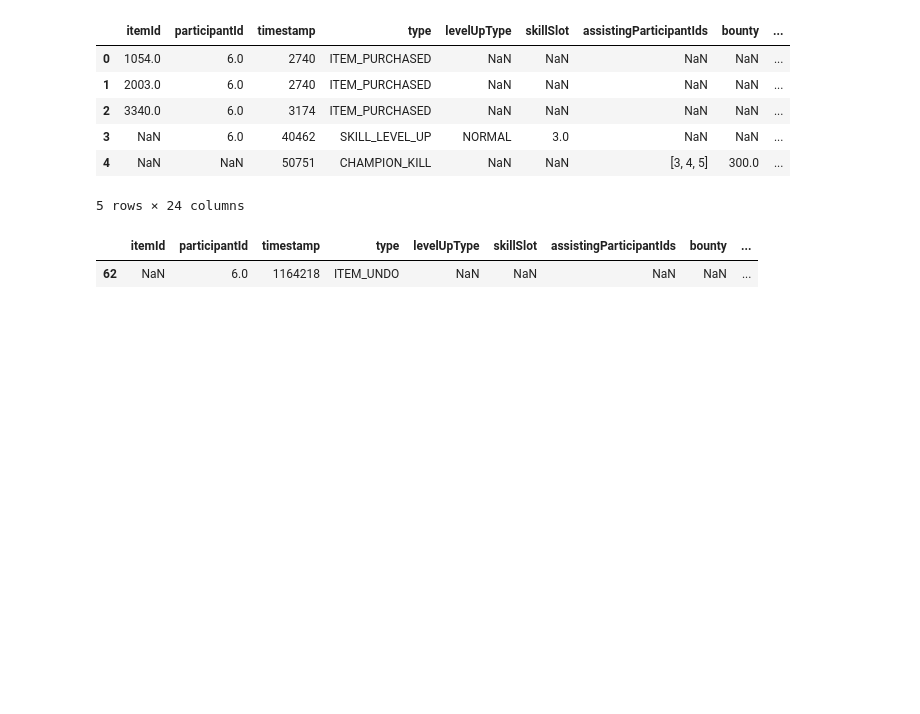
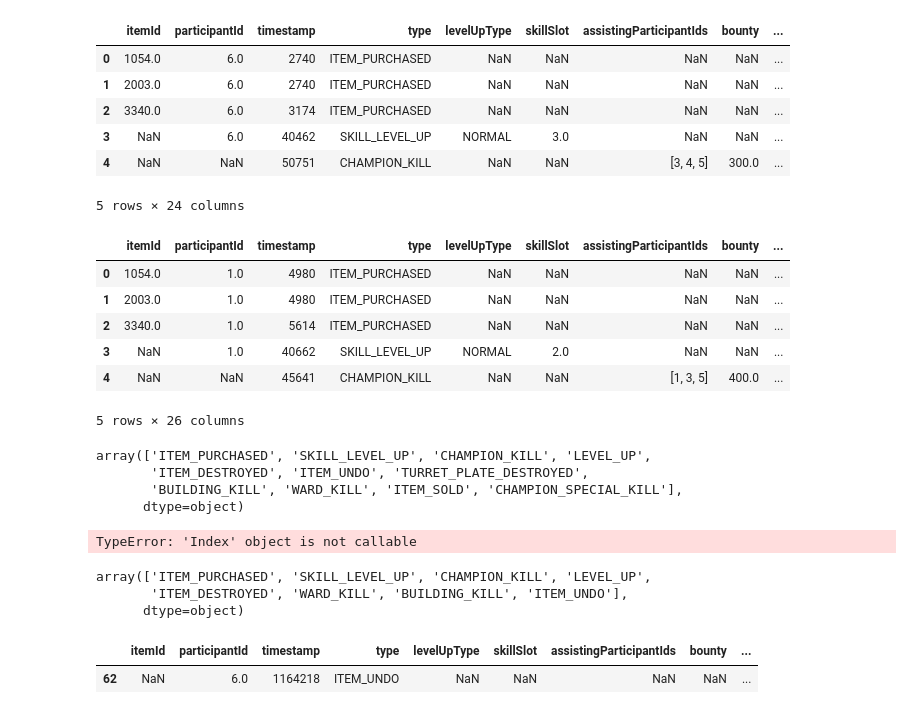
Before and after one commit to mjmagno/Solo-Queue-Data, a Jupyter notebook: PandasTest/pandastest1.ipynb, the cells around one changed output. Drawn from its saved outputs; the diff is of its cells as text; code cells hidden in the pictures; blank space fills up the shorter version.

```diff
--- a/PandasTest/pandastest1.ipynb
+++ b/PandasTest/pandastest1.ipynb
@@ -124,6 +124,34 @@ player_events.head()
 | 3 | NaN | 6.0 | 40462 | SKILL_LEVEL_UP | NORMAL | 3.0 | NaN | NaN | ... |
 | 4 | NaN | NaN | 50751 | CHAMPION_KILL | NaN | NaN | [3, 4, 5] | 300.0 | ... |
 5 rows × 24 columns
+# %%
+enemy_events = getEvents(opponent_df["participantId"][0])
+enemy_events.head()
+# %% [output]
+|  | itemId | participantId | timestamp | type | levelUpType | skillSlot | assistingParticipantIds | bounty | ... |
+| 0 | 1054.0 | 1.0 | 4980 | ITEM_PURCHASED | NaN | NaN | NaN | NaN | ... |
+| 1 | 2003.0 | 1.0 | 4980 | ITEM_PURCHASED | NaN | NaN | NaN | NaN | ... |
+| 2 | 3340.0 | 1.0 | 5614 | ITEM_PURCHASED | NaN | NaN | NaN | NaN | ... |
+| 3 | NaN | 1.0 | 40662 | SKILL_LEVEL_UP | NORMAL | 2.0 | NaN | NaN | ... |
+| 4 | NaN | NaN | 45641 | CHAMPION_KILL | NaN | NaN | [1, 3, 5] | 400.0 | ... |
+5 rows × 26 columns
+# %%
+enemy_events['type'].unique()
+# %% [output]
+array(['ITEM_PURCHASED', 'SKILL_LEVEL_UP', 'CHAMPION_KILL', 'LEVEL_UP',
+       'ITEM_DESTROYED', 'ITEM_UNDO', 'TURRET_PLATE_DESTROYED',
+       'BUILDING_KILL', 'WARD_KILL', 'ITEM_SOLD', 'CHAMPION_SPECIAL_KILL'],
+      dtype=object)
+# %%
+enemy_events[enemy_events['type']=='CHAMPION_SPECIAL_KILL'].columns
+# %% [output]
+TypeError: 'Index' object is not callable
+# %%
+player_events['type'].unique()
+# %% [output]
+array(['ITEM_PURCHASED', 'SKILL_LEVEL_UP', 'CHAMPION_KILL', 'LEVEL_UP',
+       'ITEM_DESTROYED', 'WARD_KILL', 'BUILDING_KILL', 'ITEM_UNDO'],
+      dtype=object)
 # %%
 player_events[player_events['goldGain'].notna()]
 # %% [output]
```
Also changed, not shown: 8 other files.
